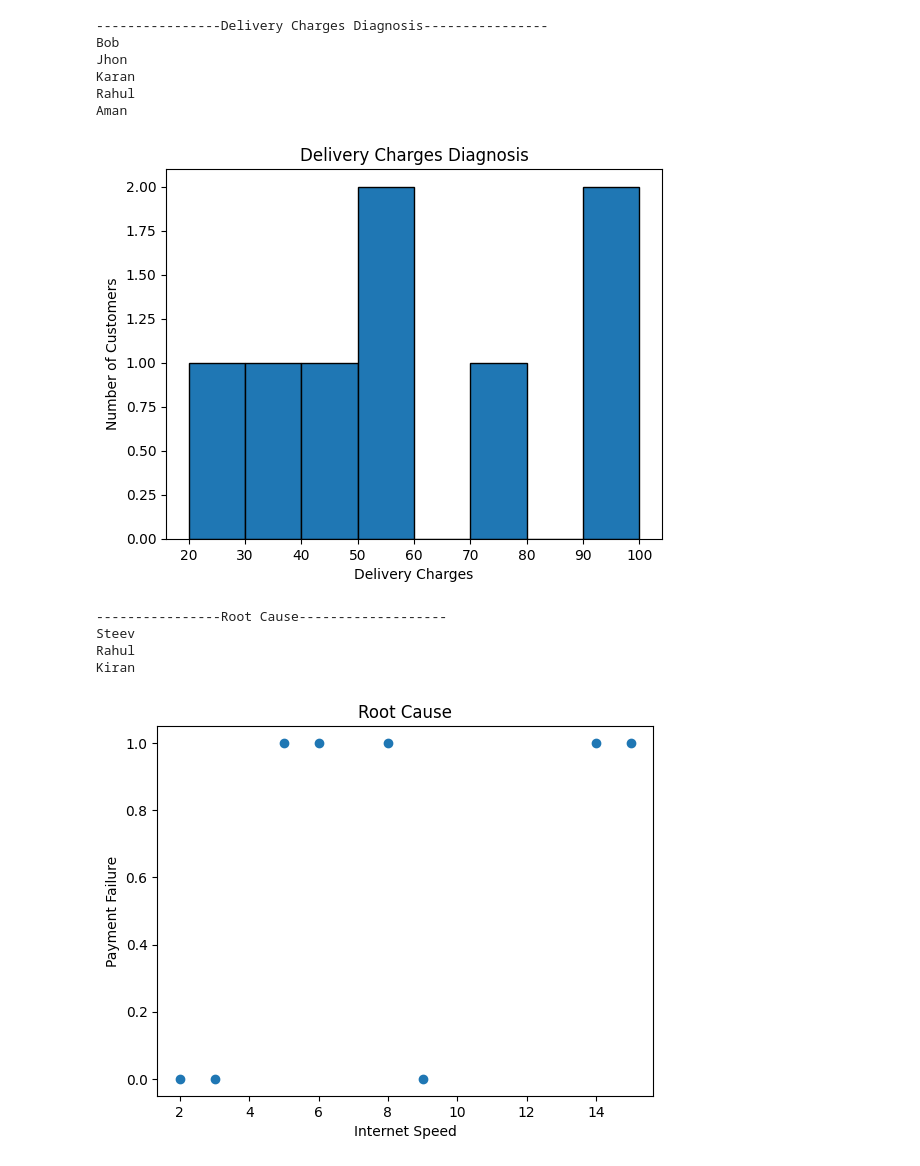
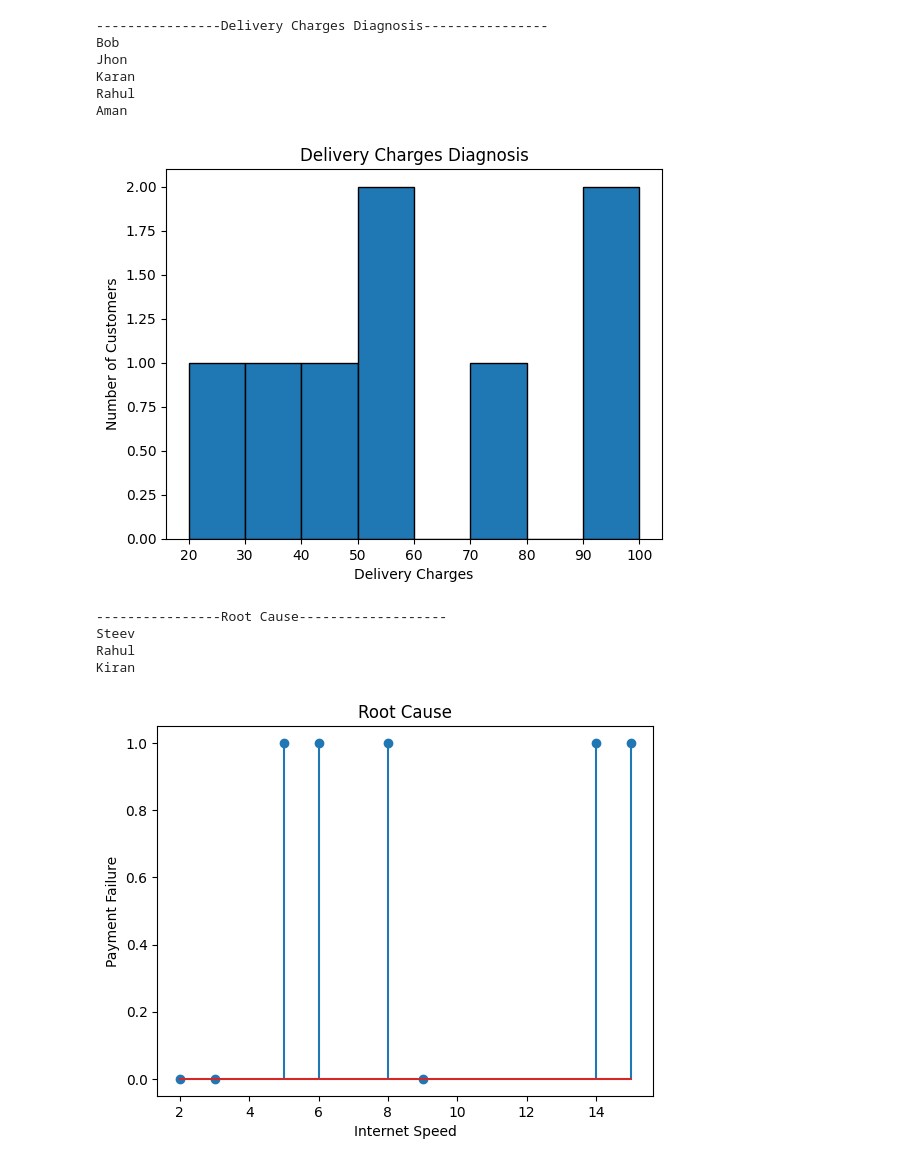
Before and after one commit to KarthikReddyvmd/Ethnotech-Data-Analytics-Training, a Jupyter notebook: Day 3/IPYNB-files/DiagnosticAnalyticsSample.ipynb, the cells around one changed output. Cells and saved outputs as stored; diff of their text form; code cells hidden in the pictures.

```diff
--- a/Day 3/IPYNB-files/DiagnosticAnalyticsSample.ipynb
+++ b/Day 3/IPYNB-files/DiagnosticAnalyticsSample.ipynb
@@ -61,7 +61,7 @@ for i in range (len(df['Customers'])):
   if df['Internet_Speed'][i]>=8 and df['Payment_Failure'][i]==1:
     print(df['Customers'][i])
 
-plt.scatter(df['Internet_Speed'],df['Payment_Failure'])
+plt.stem(df['Internet_Speed'],df['Payment_Failure'])
 plt.xlabel('Internet Speed')
 plt.ylabel('Payment Failure')
 plt.title('Root Cause')
@@ -83,31 +83,31 @@ plt.show()
 5                   0
 6                   1
 7                   0
 ----------------Total Abandmont vs Completed Abandont-----------------
 [figure]
 [figure]
 ----------------Internet Diagnosis----------------
 Bob
 Steev
 Rahul
 Kiran
 [figure]
 ----------------Payment Failure Diagnosis----------------
 Amar
 Jhon
 Steev
 Rahul
 Kiran
 [figure]
 ----------------Delivery Charges Diagnosis----------------
 Bob
 Jhon
 Karan
 Rahul
 Aman
 [figure]
 ----------------Root Cause-------------------
 Steev
 Rahul
 Kiran
-[figure, old version]
+[figure, new version]
```
